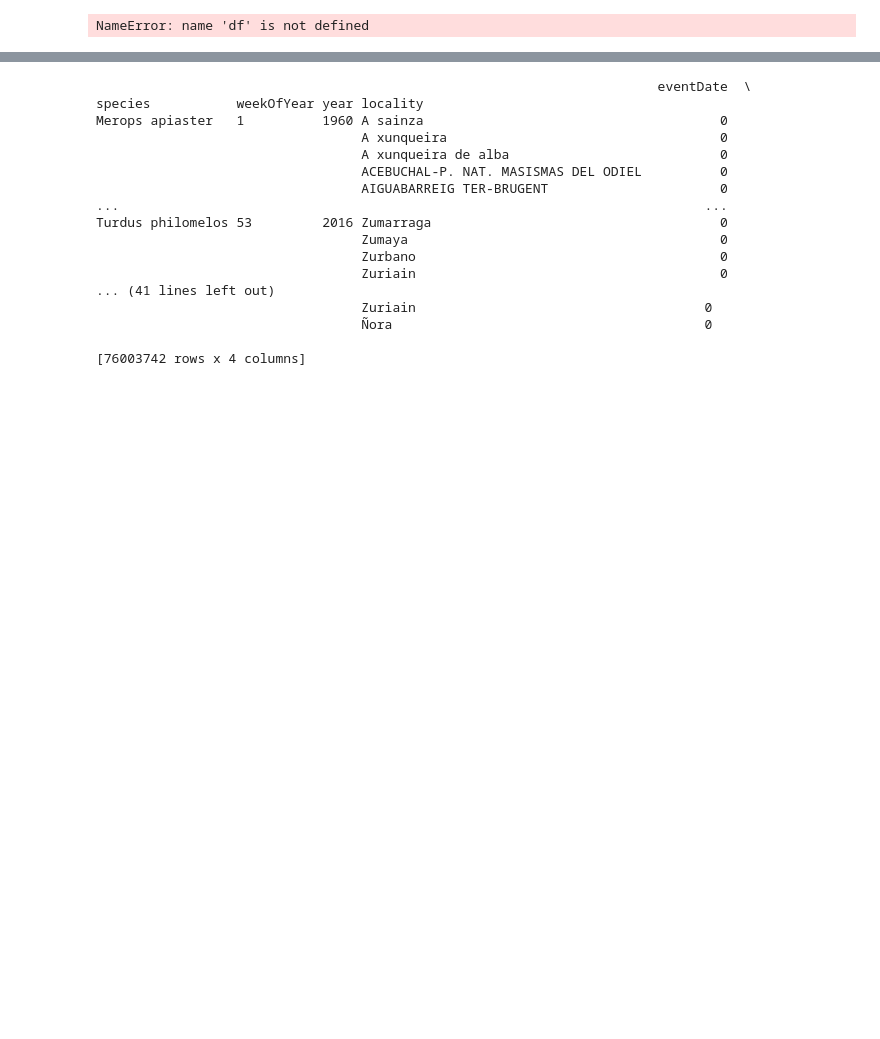
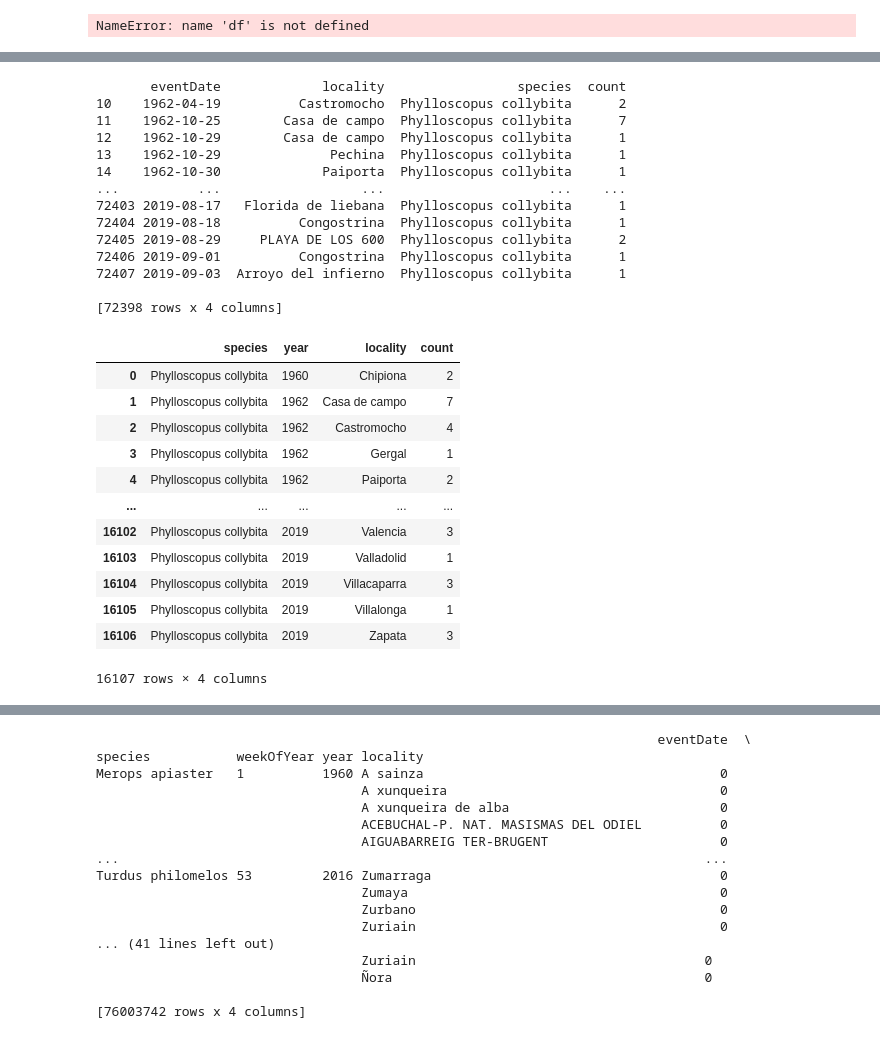
Before and after one commit to mckenned/mlProjectBirds, a Jupyter notebook: preprocessingDani.ipynb, the cells around one changed output, grey strips where cells are left out. Cells and saved outputs as stored; diff of their text form; code cells hidden in the pictures; blank space fills up the shorter version.

```diff
--- a/preprocessingDani.ipynb
+++ b/preprocessingDani.ipynb
@@ -112,0 +100,32 @@ print(grouped_year_df[10:])
+# %%
+chiffChaff=  df[(df['species'] =='Phylloscopus collybita')]
+eD, w,m,q,y = groupByDates(chiffChaff)
+y
+# %% [output]
+       eventDate             locality                 species  count
+10    1962-04-19          Castromocho  Phylloscopus collybita      2
+11    1962-10-25        Casa de campo  Phylloscopus collybita      7
+12    1962-10-29        Casa de campo  Phylloscopus collybita      1
+13    1962-10-29              Pechina  Phylloscopus collybita      1
+14    1962-10-30             Paiporta  Phylloscopus collybita      1
+...          ...                  ...                     ...    ...
+72403 2019-08-17   Florida de liebana  Phylloscopus collybita      1
+72404 2019-08-18          Congostrina  Phylloscopus collybita      1
+72405 2019-08-29     PLAYA DE LOS 600  Phylloscopus collybita      2
+72406 2019-09-01          Congostrina  Phylloscopus collybita      1
+72407 2019-09-03  Arroyo del infierno  Phylloscopus collybita      1
+
+[72398 rows x 4 columns]
+|  | species | year | locality | count |
+| 0 | Phylloscopus collybita | 1960 | Chipiona | 2 |
+| 1 | Phylloscopus collybita | 1962 | Casa de campo | 7 |
+| 2 | Phylloscopus collybita | 1962 | Castromocho | 4 |
+| 3 | Phylloscopus collybita | 1962 | Gergal | 1 |
+| 4 | Phylloscopus collybita | 1962 | Paiporta | 2 |
+| ... | ... | ... | ... | ... |
+| 16102 | Phylloscopus collybita | 2019 | Valencia | 3 |
+| 16103 | Phylloscopus collybita | 2019 | Valladolid | 1 |
+| 16104 | Phylloscopus collybita | 2019 | Villacaparra | 3 |
+| 16105 | Phylloscopus collybita | 2019 | Villalonga | 1 |
+| 16106 | Phylloscopus collybita | 2019 | Zapata | 3 |
+16107 rows × 4 columns
```
Also changed, not shown: parts of 7 cells of this notebook.
